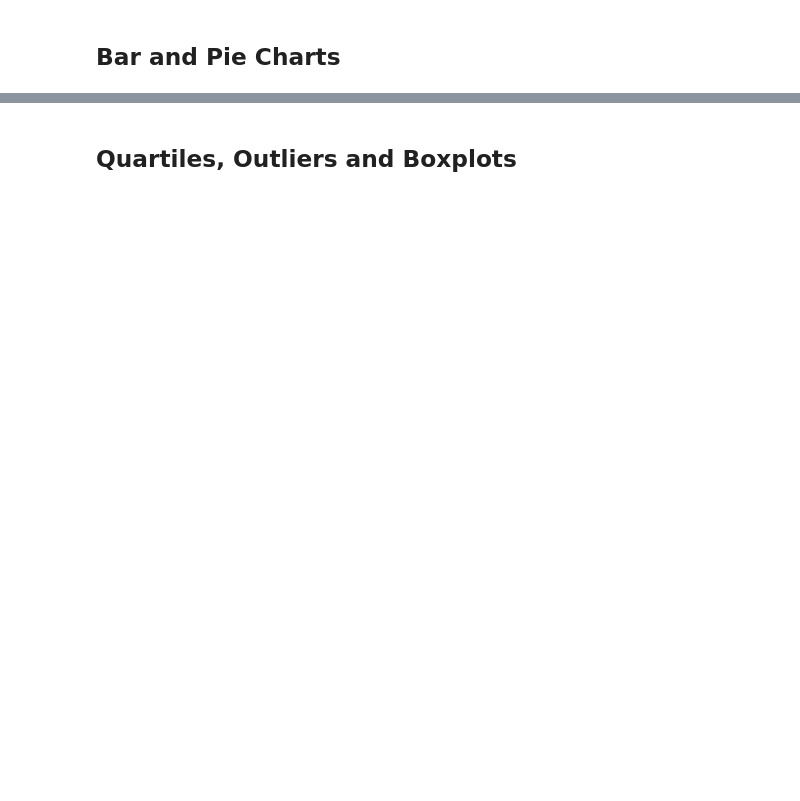
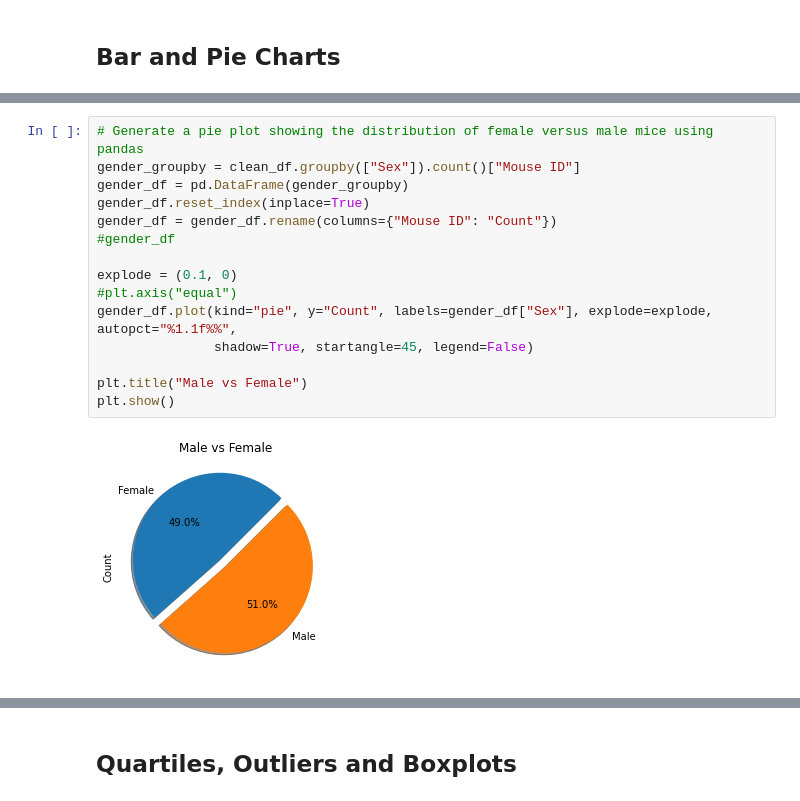
Before and after one commit to dvolz1130/matplotlib-challenge, a Jupyter notebook: pymaceuticals_starter.ipynb, the cells around one changed output, grey strips where cells are left out. Cells and saved outputs as stored; diff of their text form; blank space fills up the shorter version.

```diff
--- a/pymaceuticals_starter.ipynb
+++ b/pymaceuticals_starter.ipynb
@@ -113,0 +203,17 @@ num_mice_clean
+# %%
+# Generate a pie plot showing the distribution of female versus male mice using pandas
+gender_groupby = clean_df.groupby(["Sex"]).count()["Mouse ID"]
+gender_df = pd.DataFrame(gender_groupby)
+gender_df.reset_index(inplace=True)
+gender_df = gender_df.rename(columns={"Mouse ID": "Count"})
+#gender_df
+
+explode = (0.1, 0)
+#plt.axis("equal")
+gender_df.plot(kind="pie", y="Count", labels=gender_df["Sex"], explode=explode, autopct="%1.1f%%",
+               shadow=True, startangle=45, legend=False)
+
+plt.title("Male vs Female")
+plt.show()
+# %% [output]
+[figure, added]
```
Also changed, not shown: parts of 12 cells of this notebook.
